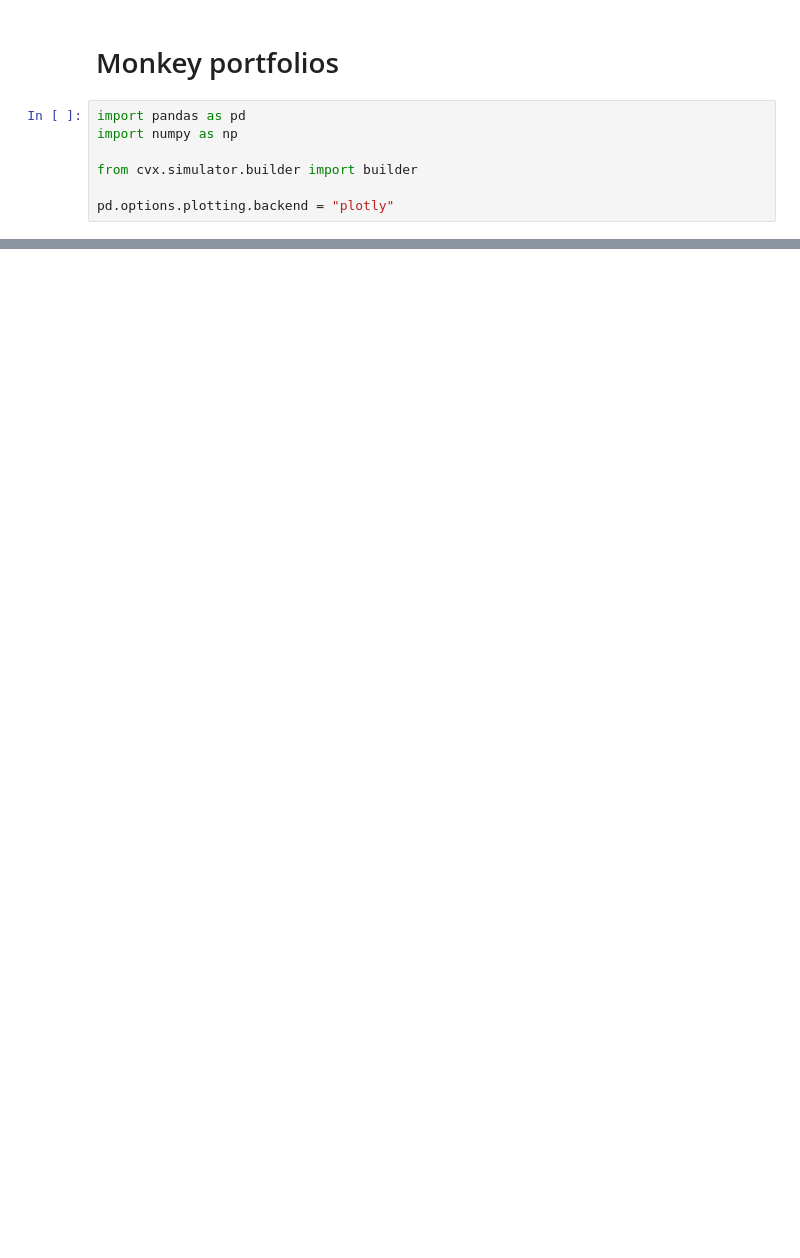
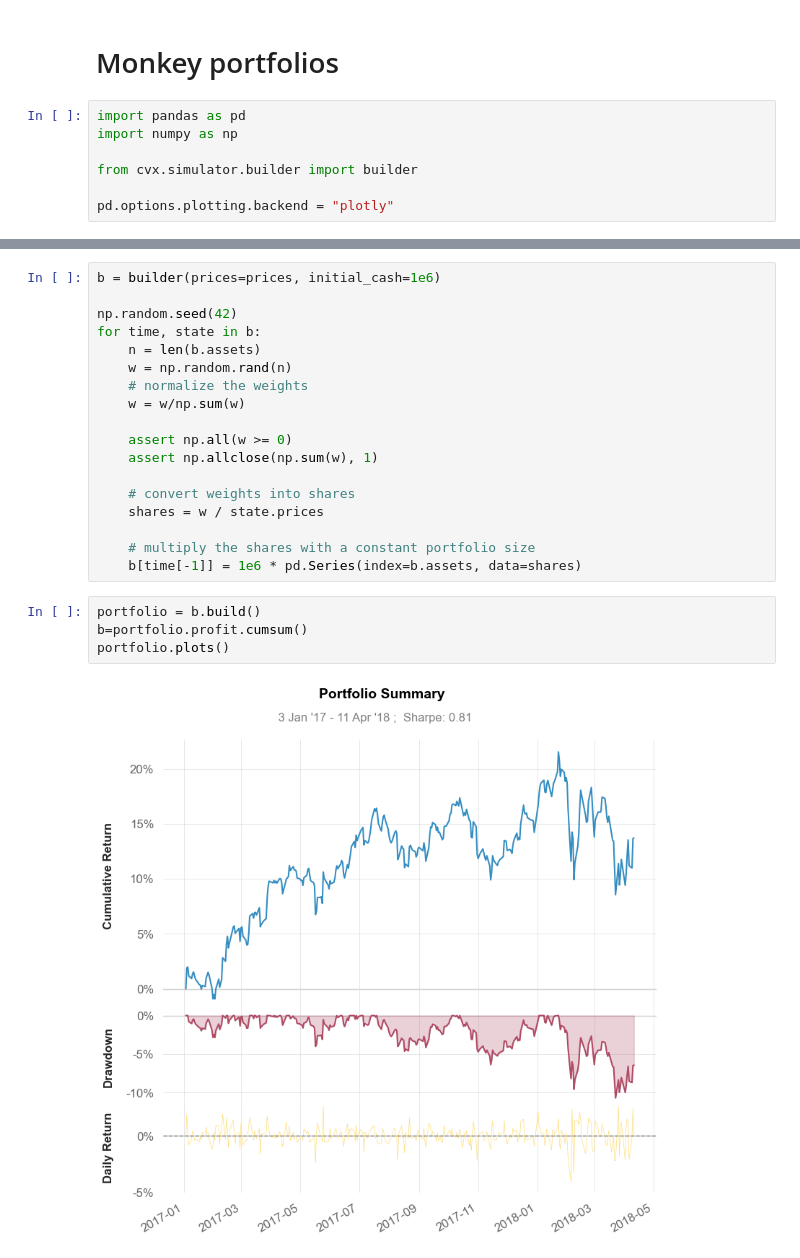
Before and after one commit to cvxgrp/simulator, a Jupyter notebook: book/docs/notebooks/monkey.ipynb, the cells around one changed output, grey strips where cells are left out. Cells and saved outputs as stored; diff of their text form; blank space fills up the shorter version.

```diff
--- a/book/docs/notebooks/monkey.ipynb
+++ b/book/docs/notebooks/monkey.ipynb
@@ -23,0 +37,24 @@ portfolio.nav.plot()
+# %%
+b = builder(prices=prices, initial_cash=1e6)
+
+np.random.seed(42)
+for time, state in b:
+    n = len(b.assets)
+    w = np.random.rand(n)
+    # normalize the weights
+    w = w/np.sum(w)
+
+    assert np.all(w >= 0)
+    assert np.allclose(np.sum(w), 1)
+
+    # convert weights into shares
+    shares = w / state.prices
+
+    # multiply the shares with a constant portfolio size
+    b[time[-1]] = 1e6 * pd.Series(index=b.assets, data=shares)
+# %%
+portfolio = b.build()
+b=portfolio.profit.cumsum()
+portfolio.plots()
+# %% [output]
+[figure, added]
```
Also changed, not shown: parts of 5 cells of this notebook.
